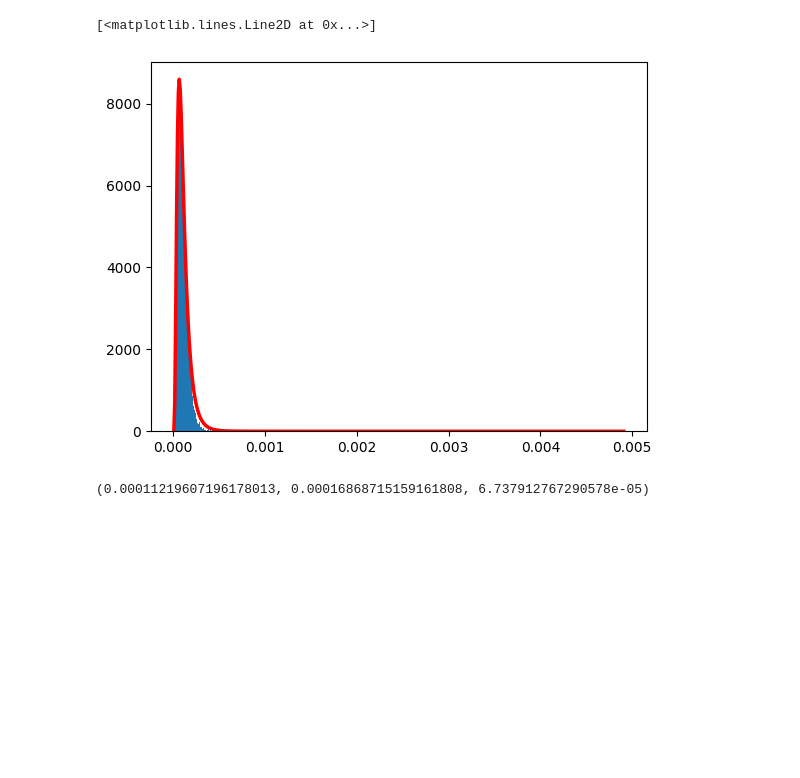
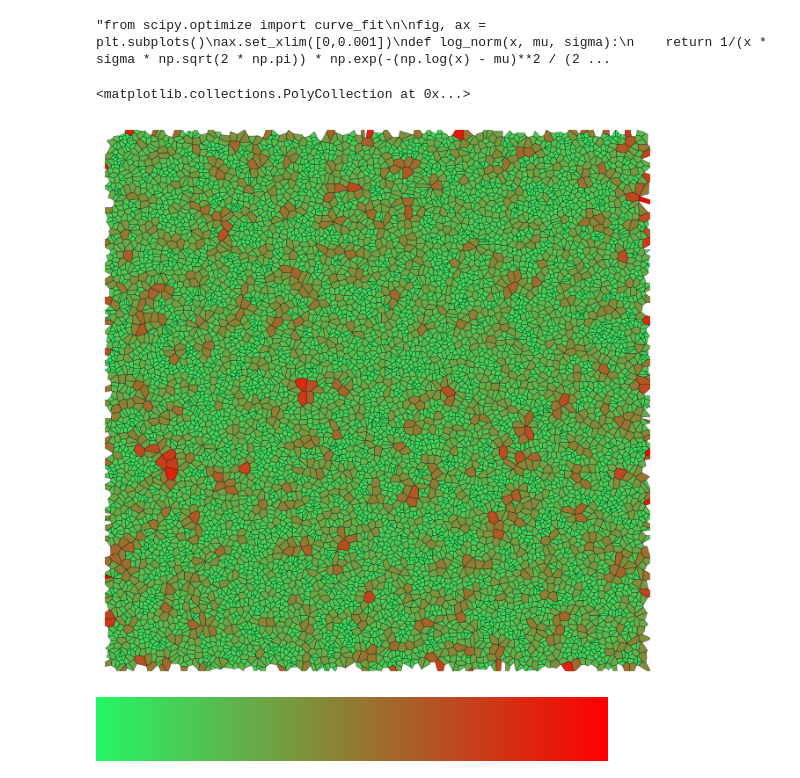
Before and after one commit to OneMoreGate/Memristor_modeling, a Jupyter notebook: Grains/voronoi.ipynb, the cells around one changed output. Drawn from its saved outputs; the diff is of its cells as text; code cells hidden in the pictures; blank space fills up the shorter version.

```diff
--- a/Grains/voronoi.ipynb
+++ b/Grains/voronoi.ipynb
@@ -34,19 +21,56 @@ np.mean(area)
 # %%
-from scipy.optimize import curve_fit
+'''from scipy.optimize import curve_fit
 
 fig, ax = plt.subplots()
-#ax.set_xlim([0,0.001])
+ax.set_xlim([0,0.001])
 def log_norm(x, mu, sigma):
     return 1/(x * sigma * np.sqrt(2 * np.pi)) * np.exp(-(np.log(x) - mu)**2 / (2 * sigma**2))
 counts, bins, _ = ax.hist(area, bins=500, density=True)
 bin_centers = (bins[1:] + bins[:-1]) / 2
 popt, _ = curve_fit(log_norm, bin_centers, counts, p0=[0, 1])
 log_norm_points = log_norm(bin_centers, *popt)
-ax.plot(bin_centers, log_norm_points , color='red', label='Fitted curve', linewidth = 2.5)
+ax.plot(bin_centers, log_norm_points , color='red', label='Fitted curve', linewidth = 2.5)'''
 # %% [output]
-[<matplotlib.lines.Line2D at 0x...>]
+"from scipy.optimize import curve_fit\n\nfig, ax = plt.subplots()\nax.set_xlim([0,0.001])\ndef log_norm(x, mu, sigma):\n    return 1/(x * sigma * np.sqrt(2 * np.pi)) * np.exp(-(np.log(x) - mu)**2 / (2 ...
-[figure, removed]
-# %%
-np.mean(area), np.std(area), bin_centers[np.argmax(log_norm_points)]
-# %% [output]
-(0.00011219607196178013, 0.00016868715159161808, 6.737912767290578e-05)
+# %%
+import matplotlib.collections as collections
+from matplotlib.colors import Normalize, LinearSegmentedColormap
+import matplotlib.cm as cm
+from shapely.geometry import Polygon
+import pandas as pd
+
+polygons_coords = [vor.vertices[region] for region in vor.regions if (region and -1 not in region)]
+shapely_polygons_areas = [Polygon(coord).area for coord in polygons_coords]
+
+poly_df = pd.DataFrame({ 'Poly_coords' :polygons_coords,'Poly_areas' :shapely_polygons_areas})
+poly_df = poly_df[poly_df['Poly_areas'] < 0.0005]
+
+fig, ax = plt.subplots(figsize = [8,8])
+ax.set_axis_off()
+#ax.set_xlim([-0.1,1.1])
+#ax.set_ylim([-0.1,1.1])
+
+# Нормализуем площади для цветовой карты
+norm = Normalize(vmin=min(poly_df['Poly_areas']), vmax=max(poly_df['Poly_areas']))
+cmap = cm.Wistia
+custom_cmap = LinearSegmentedColormap.from_list('custom_gradient', ["#24f767", '#ff0000'])
+
+
+# Создаем цвета для каждого полигона
+colors = [custom_cmap(norm(area)) for area in poly_df['Poly_areas']]
+polygons_coll = collections.PolyCollection(
+    poly_df['Poly_coords'],
+    facecolors=colors,
+    alpha=1,
+    edgecolors='black',
+    linewidths=0.25
+)
+ax.add_collection(polygons_coll)
+#plt.savefig('cm_voronoi.png', dpi = 700, bbox_inches = 'tight')
+# %% [output]
+<matplotlib.collections.PolyCollection at 0x...>
+[figure, added]
+# %%
+custom_cmap
+# %% [output]
+[figure, added]
```
Also changed, not shown: parts of 3 cells of this notebook, 2 other files.
